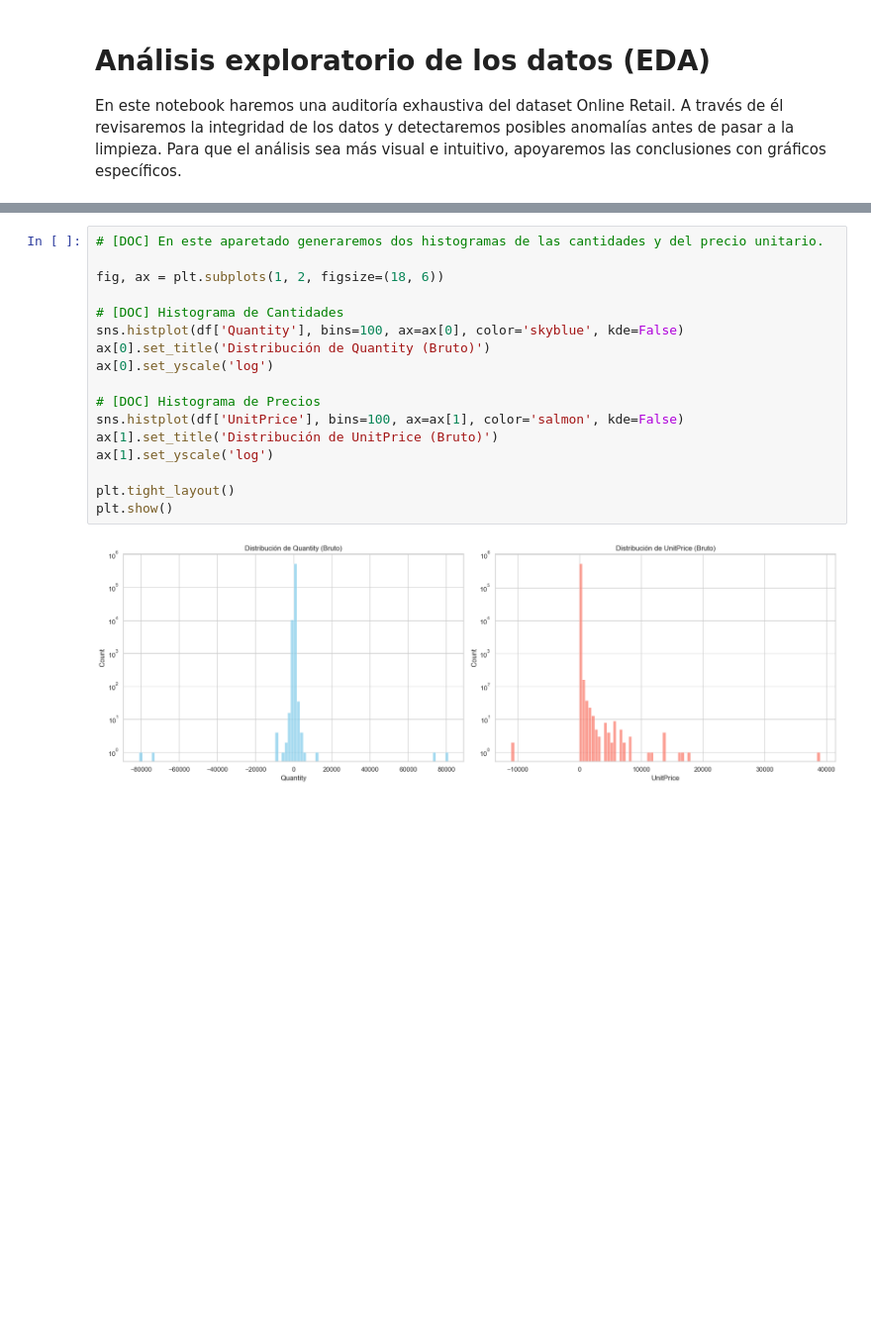
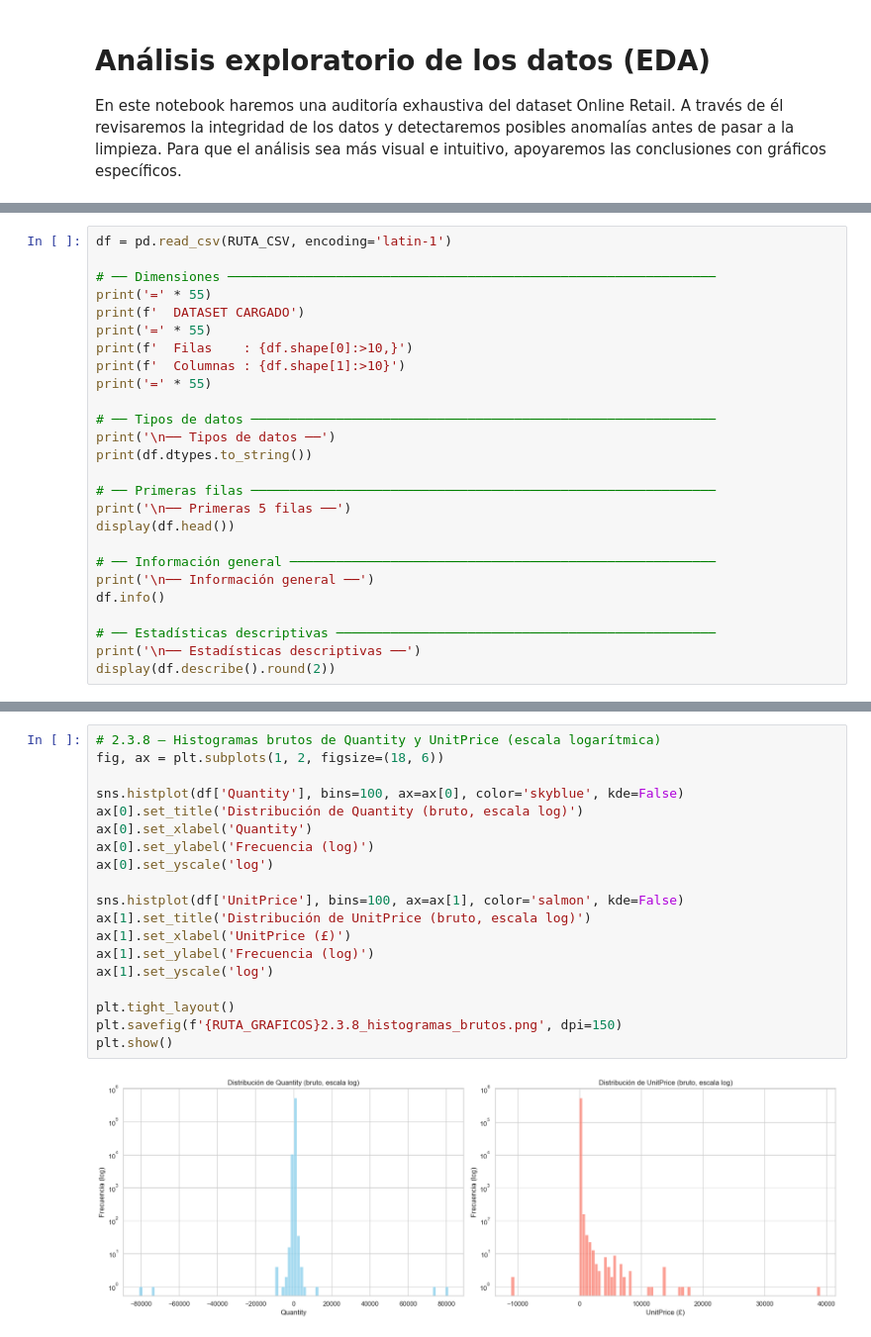
Before and after one commit to ravel01106/proyecto-master-ia-big-data, a Jupyter notebook: notebooks/regression_proyect/analysis/eda_data.ipynb, the cells around one changed output, grey strips where cells are left out. Shown at 99% size. Cells and saved outputs as stored; diff of their text form; blank space fills up the shorter version.

```diff
--- a/notebooks/regression_proyect/analysis/eda_data.ipynb
+++ b/notebooks/regression_proyect/analysis/eda_data.ipynb
@@ -44,0 +27,26 @@ None
+# %%
+df = pd.read_csv(RUTA_CSV, encoding='latin-1')
+
+# ── Dimensiones ───────────────────────────────────────────────────────────────
+print('=' * 55)
+print(f'  DATASET CARGADO')
+print('=' * 55)
+print(f'  Filas    : {df.shape[0]:>10,}')
+print(f'  Columnas : {df.shape[1]:>10}')
+print('=' * 55)
+
+# ── Tipos de datos ────────────────────────────────────────────────────────────
+print('\n── Tipos de datos ──')
+print(df.dtypes.to_string())
+
+# ── Primeras filas ────────────────────────────────────────────────────────────
+print('\n── Primeras 5 filas ──')
+display(df.head())
+
+# ── Información general ───────────────────────────────────────────────────────
+print('\n── Información general ──')
+df.info()
+
+# ── Estadísticas descriptivas ─────────────────────────────────────────────────
+print('\n── Estadísticas descriptivas ──')
+display(df.describe().round(2))
@@ -61,19 +335,21 @@ dtype: int64
 # %%
-# [DOC] En este aparetado generaremos dos histogramas de las cantidades y del precio unitario.
-
+# 2.3.8 — Histogramas brutos de Quantity y UnitPrice (escala logarítmica)
 fig, ax = plt.subplots(1, 2, figsize=(18, 6))
 
-# [DOC] Histograma de Cantidades
 sns.histplot(df['Quantity'], bins=100, ax=ax[0], color='skyblue', kde=False)
-ax[0].set_title('Distribución de Quantity (Bruto)')
+ax[0].set_title('Distribución de Quantity (bruto, escala log)')
+ax[0].set_xlabel('Quantity')
+ax[0].set_ylabel('Frecuencia (log)')
 ax[0].set_yscale('log')
 
-# [DOC] Histograma de Precios
 sns.histplot(df['UnitPrice'], bins=100, ax=ax[1], color='salmon', kde=False)
-ax[1].set_title('Distribución de UnitPrice (Bruto)')
+ax[1].set_title('Distribución de UnitPrice (bruto, escala log)')
+ax[1].set_xlabel('UnitPrice (£)')
+ax[1].set_ylabel('Frecuencia (log)')
 ax[1].set_yscale('log')
 
 plt.tight_layout()
+plt.savefig(f'{RUTA_GRAFICOS}2.3.8_histogramas_brutos.png', dpi=150)
 plt.show()
 # %% [output]
-[figure, old version]
+[figure, new version]
```
Also changed, not shown: parts of 26 cells of this notebook, 2 other files.
